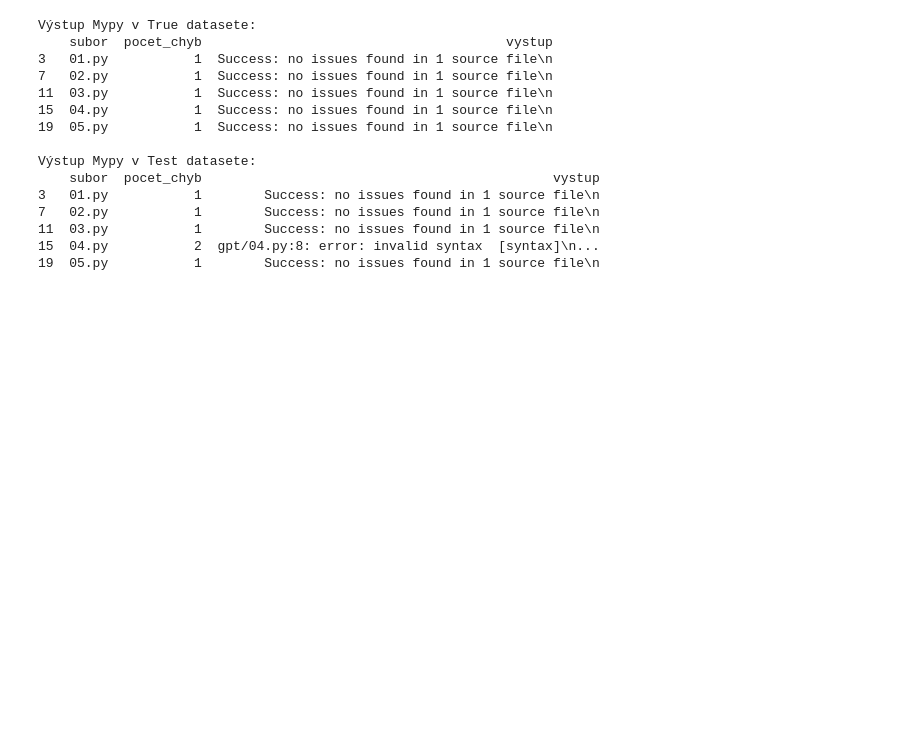
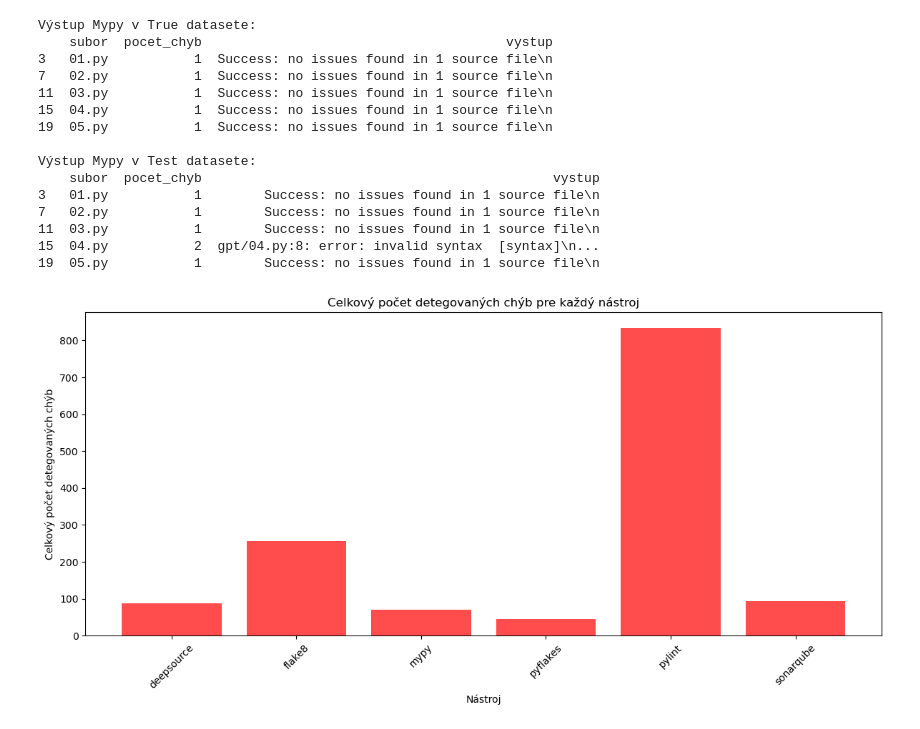
Before and after one commit to hudectomas/bc, a Jupyter notebook: notebooks/ZakladneNastroje.ipynb, the cells around one changed output. Drawn from its saved outputs; the diff is of its cells as text; code cells hidden in the pictures; blank space fills up the shorter version.

```diff
--- a/notebooks/ZakladneNastroje.ipynb
+++ b/notebooks/ZakladneNastroje.ipynb
@@ -145,3 +146,59 @@ Výstup Mypy v Test datasete:
 11  03.py           1        Success: no issues found in 1 source file\n
 15  04.py           2  gpt/04.py:8: error: invalid syntax  [syntax]\n...
 19  05.py           1        Success: no issues found in 1 source file\n
+# %%
+import pandas as pd
+import matplotlib.pyplot as plt
+
+# Načítanie dát zo súborov
+file_paths = {
+    "GPT True Results": "vysledky_analyzy_gpt_true.csv",
+    "Gemini Results": "vysledky_analyzy_gemini.csv",
+    "Gemini True Results": "vysledky_analyzy_gemini_true.csv",
+    "GPT Results": "vysledky_analyzy_gpt.csv",
+}
+
+# Načítanie datasetov do slovníka
+dataframes = {name: pd.read_csv(path) for name, path in file_paths.items()}
+
+# Normalizácia názvov nástrojov (malé písmená a odstránenie medzier)
+for df in dataframes.values():
+    df["nastroj"] = df["nastroj"].str.lower().str.strip()
+
+# Výpočet priemerného času vykonania pre každý nástroj naprieč všetkými datasetmi
+avg_time_overall = (
+    pd.concat([df.groupby("nastroj")["cas_vykonania"].mean().reset_index() for df in dataframes.values()])
+    .groupby("nastroj")["cas_vykonania"].mean()
+    .reset_index()
+)
+
+# Výpočet celkového počtu detegovaných chýb pre každý nástroj naprieč všetkými datasetmi
+total_errors_overall = (
+    pd.concat([df.groupby("nastroj")["pocet_chyb"].sum().reset_index() for df in dataframes.values()])
+    .groupby("nastroj")["pocet_chyb"].sum()
+    .reset_index()
+)
+
+# Ručné doplnenie SonarQube a DeepSource s tvojimi údajmi
+additional_data = pd.DataFrame({
+    "nastroj": ["sonarqube", "deepsource"],
+    "pocet_chyb": [94, 87]
+})
+
+# Spojenie pôvodných dát s ručne doplnenými údajmi
+total_errors_overall = pd.concat([total_errors_overall, additional_data], ignore_index=True)
+
+# Zoradenie dát pre lepšiu vizualizáciu
+total_errors_overall = total_errors_overall.sort_values("nastroj")
+
+# Graf: Celkový počet detegovaných chýb pre každý nástroj
+plt.figure(figsize=(12, 6))
+plt.bar(total_errors_overall["nastroj"], total_errors_overall["pocet_chyb"], color="red", alpha=0.7)
+plt.xlabel("Nástroj")
+plt.ylabel("Celkový počet detegovaných chýb")
+plt.title("Celkový počet detegovaných chýb pre každý nástroj")
+plt.xticks(rotation=45)
+plt.tight_layout()
+plt.show()
+# %% [output]
+[figure, added]
```
Also changed, not shown: parts of 13 cells of this notebook, 3 other files.
